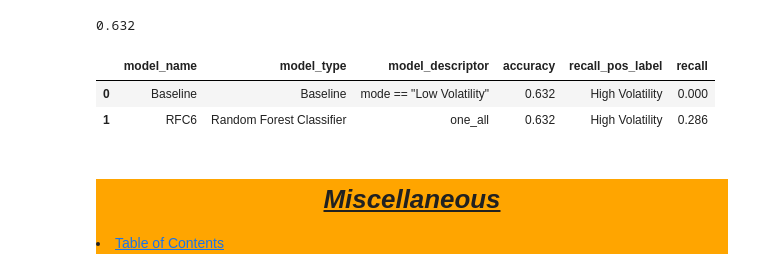
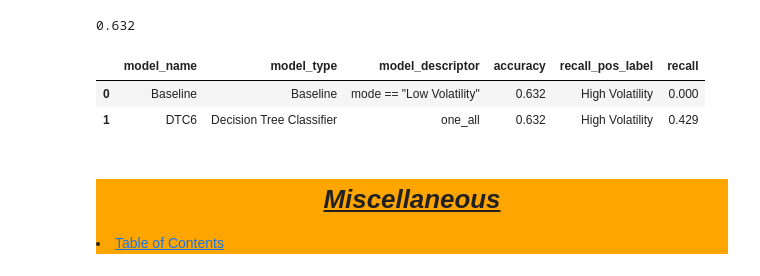
Before and after one commit to Jared-Wood135/mass-shooters-project, a Jupyter notebook: model.ipynb, the cells around one changed output. Drawn from its saved outputs; the diff is of its cells as text; code cells hidden in the pictures.

```diff
--- a/model.ipynb
+++ b/model.ipynb
@@ -377,18 +378,18 @@ round((test.shooter_volatility == 'Low Volatility').sum() / test.shape[0], 3)
 # %%
 # Create dictionary of best models
 best_models_dict = {
-    'model_name' : ['Baseline', 'RFC6'],
-    'model_type' : ['Baseline', 'Random Forest Classifier'],
+    'model_name' : ['Baseline', 'DTC6'],
+    'model_type' : ['Baseline', 'Decision Tree Classifier'],
     'model_descriptor' : ['mode == "Low Volatility"', 'one_all'],
     'accuracy' : [0.632, 0.632],
     'recall_pos_label' : ['High Volatility', 'High Volatility'],
-    'recall' : [0.000, 0.286]
+    'recall' : [0.000, 0.429]
 }
 pd.DataFrame(best_models_dict)
 # %% [output]
 |  | model_name | model_type | model_descriptor | accuracy | recall_pos_label | recall |
 | 0 | Baseline | Baseline | mode == "Low Volatility" | 0.632 | High Volatility | 0.000 |
-| 1 | RFC6 | Random Forest Classifier | one_all | 0.632 | High Volatility | 0.286 |
+| 1 | DTC6 | Decision Tree Classifier | one_all | 0.632 | High Volatility | 0.429 |
 # %% [markdown]
 <div style='background-color: orange'>
 <a id='misc'></a>
```
Also changed, not shown: parts of 6 cells of this notebook.
